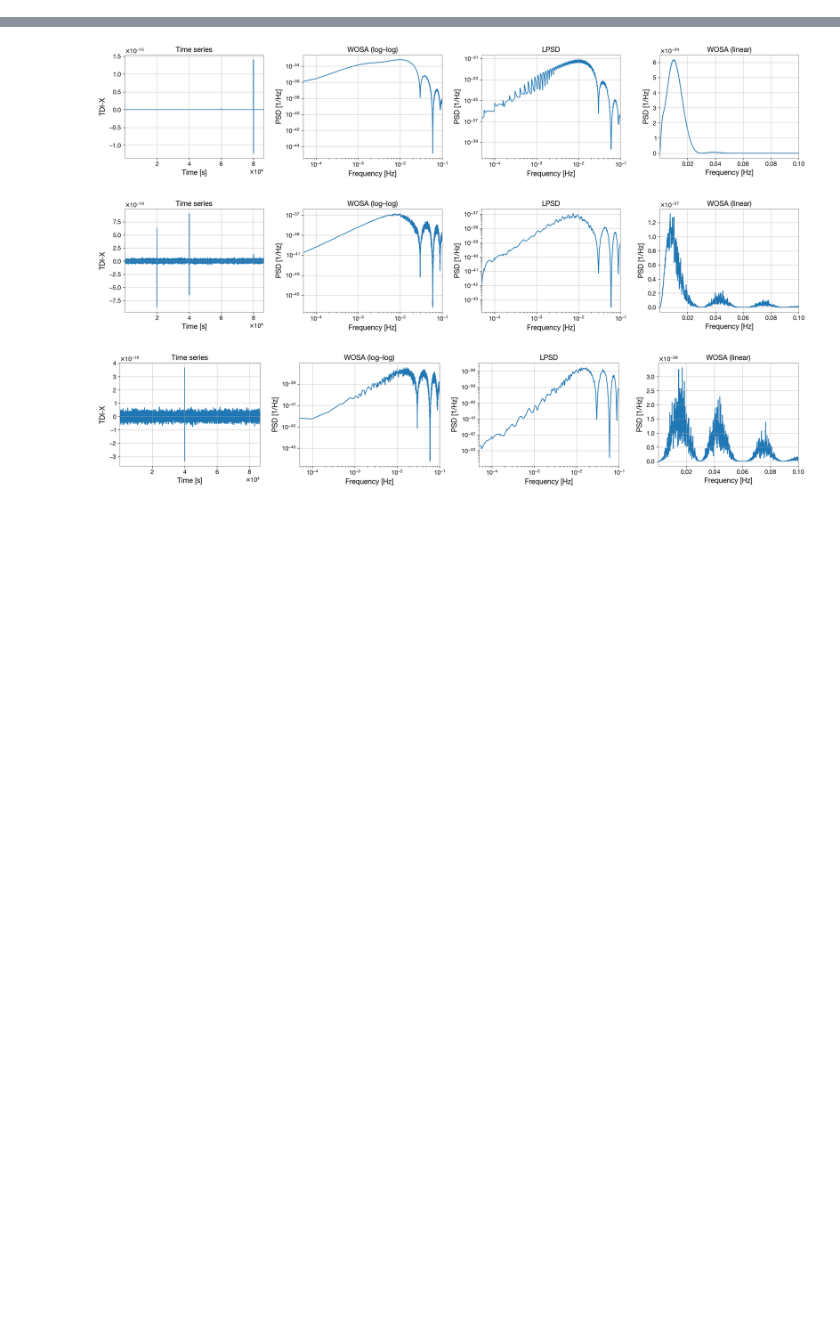
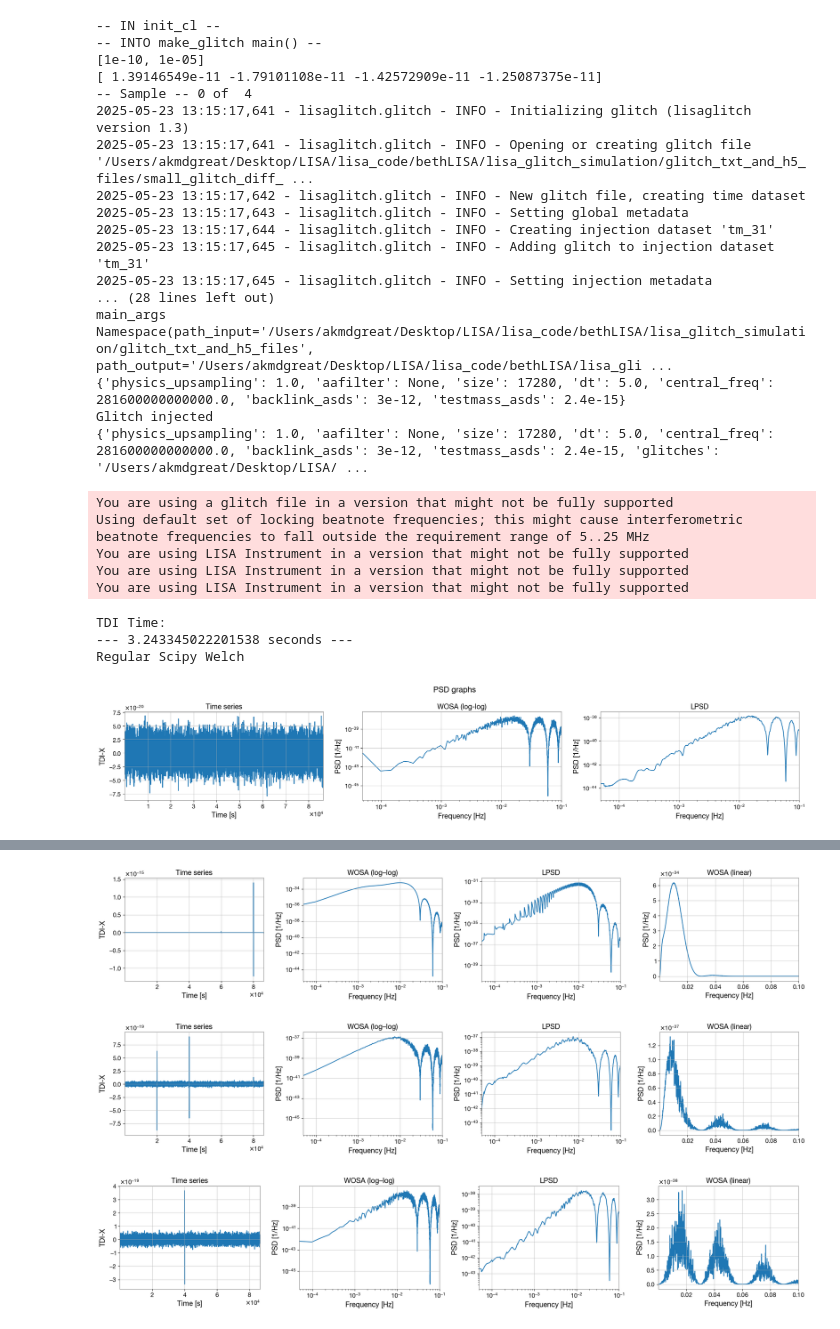
Before and after one commit to AkmDgreat/AkshatLISA, a Jupyter notebook: AkshatLISA/notebooks/makingPSDs.ipynb, the cells around one changed output, grey strips where cells are left out. Cells and saved outputs as stored; diff of their text form; code cells hidden in the pictures; blank space fills up the shorter version.

```diff
--- a/AkshatLISA/notebooks/makingPSDs.ipynb
+++ b/AkshatLISA/notebooks/makingPSDs.ipynb
@@ -52,3 +70,42 @@ for filename in os.listdir(tdi_output_directory):
     path = os.path.join(txt_h5_files_directory, filename)
     if os.path.isfile(path):    # skip anything that isn’t a plain file
         os.remove(path)
+# %%
+run_make_and_inject(
+    directory = os.path.join(glitch_simulation_directory, "simulate_glitches"),
+    h5_out =     "small_glitch_diff_sam.h5",
+    txt_out =    "small_glitch_diff_sam.txt",
+    cfg_glitch = "small_glitch_diff_sam.yml",
+    tdi_final =  "small_glitch_diff_sam_tdi.h5"
+)
+
+psdAndPlotTDI(
+    tdi_file_path = os.path.join(tdi_output_directory, "small_glitch_diff_sam_tdi.h5")
+)
+# %% [output]
+-- IN init_cl --
+-- INTO make_glitch main() --
+[1e-10, 1e-05]
+[ 1.39146549e-11 -1.79101108e-11 -1.42572909e-11 -1.25087375e-11]
+-- Sample -- 0 of  4
+2025-05-23 13:15:17,641 - lisaglitch.glitch - INFO - Initializing glitch (lisaglitch version 1.3)
+2025-05-23 13:15:17,641 - lisaglitch.glitch - INFO - Opening or creating glitch file '/Users/akmdgreat/Desktop/LISA/lisa_code/bethLISA/lisa_glitch_simulation/glitch_txt_and_h5_files/small_glitch_diff_ ...
+2025-05-23 13:15:17,642 - lisaglitch.glitch - INFO - New glitch file, creating time dataset
+2025-05-23 13:15:17,643 - lisaglitch.glitch - INFO - Setting global metadata
+2025-05-23 13:15:17,644 - lisaglitch.glitch - INFO - Creating injection dataset 'tm_31'
+2025-05-23 13:15:17,645 - lisaglitch.glitch - INFO - Adding glitch to injection dataset 'tm_31'
+2025-05-23 13:15:17,645 - lisaglitch.glitch - INFO - Setting injection metadata
+... (28 lines left out)
+main_args Namespace(path_input='/Users/akmdgreat/Desktop/LISA/lisa_code/bethLISA/lisa_glitch_simulation/glitch_txt_and_h5_files', path_output='/Users/akmdgreat/Desktop/LISA/lisa_code/bethLISA/lisa_gli ...
+{'physics_upsampling': 1.0, 'aafilter': None, 'size': 17280, 'dt': 5.0, 'central_freq': 281600000000000.0, 'backlink_asds': 3e-12, 'testmass_asds': 2.4e-15}
+Glitch injected
+{'physics_upsampling': 1.0, 'aafilter': None, 'size': 17280, 'dt': 5.0, 'central_freq': 281600000000000.0, 'backlink_asds': 3e-12, 'testmass_asds': 2.4e-15, 'glitches': '/Users/akmdgreat/Desktop/LISA/ ...
+You are using a glitch file in a version that might not be fully supported
+Using default set of locking beatnote frequencies; this might cause interferometric beatnote frequencies to fall outside the requirement range of 5..25 MHz
+You are using LISA Instrument in a version that might not be fully supported
+You are using LISA Instrument in a version that might not be fully supported
+You are using LISA Instrument in a version that might not be fully supported
+TDI Time:
+--- 3.243345022201538 seconds ---
+Regular Scipy Welch
+[figure, added]
```
Also changed, not shown: parts of 3 cells of this notebook, 17 other files.
